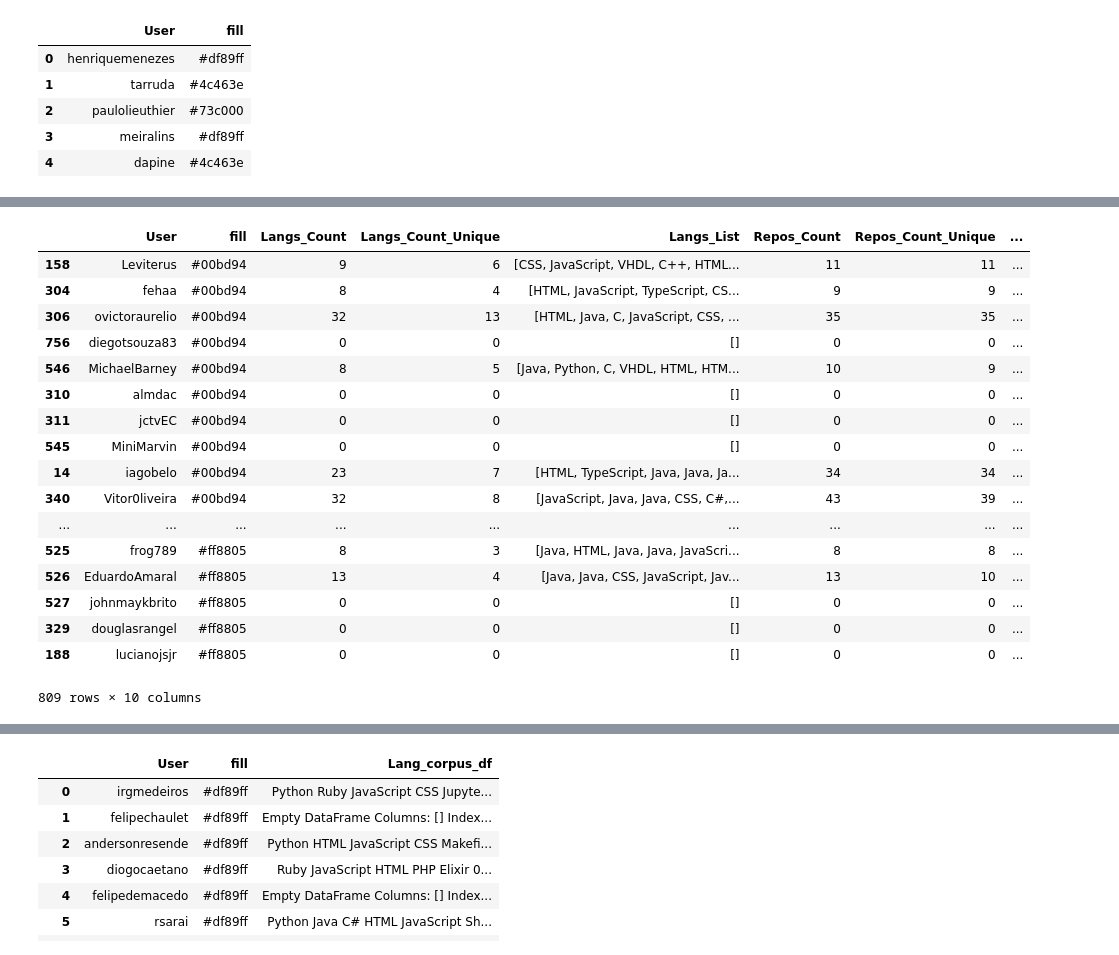
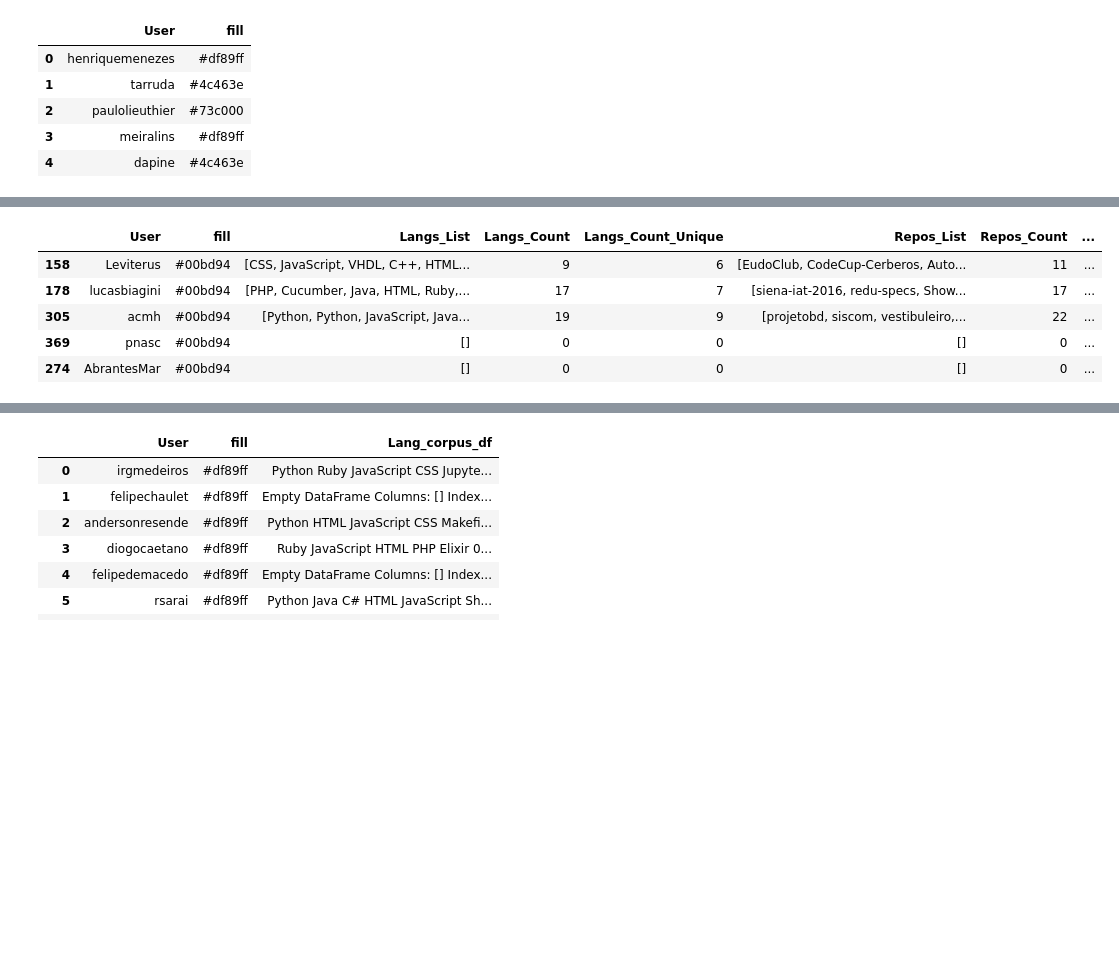
Before and after one commit to karlafalcao/githubnetvis, a Jupyter notebook: notebooks/github_langs_ranking.ipynb, the cells around one changed output, grey strips where cells are left out. Cells and saved outputs as stored; diff of their text form; code cells hidden in the pictures; blank space fills up the shorter version.

```diff
--- a/notebooks/github_langs_ranking.ipynb
+++ b/notebooks/github_langs_ranking.ipynb
@@ -271,6 +296,6 @@ print(repo_terms)
 # %%
 #  building dictionary based on languages dataset
-dictionary = Dictionary(languages)
-print("Number of unique words: %d" % len(dictionary))
-print(dictionary)
+langs_dictionary = Dictionary(languages)
+print("Number of unique words: %d" % len(langs_dictionary))
+print(langs_dictionary)
 # %% [output]
@@ -279,5 +304,8 @@ Dictionary(100 unique tokens: ['C', 'C++', 'CMake', 'CoffeeScript', 'HTML']...)
 # %%
 # Com o dicionario de tokens é possivel criar um dataframe com os valores do tf-idf de linguagens pra cada usuario
-lang_terms = dictionary.token2id
-print(lang_terms)
+lang_terms_dict = langs_dictionary.token2id
+
+lang_terms_pairs = [(k, v) for (k, v) in lang_terms_dict.items()]
+
+print(lang_terms_pairs[:20])
 # %% [output]
@@ -311,6 +341,5 @@ tfidf
 # %%
-
-lang_terms_list = list(lang_terms)
+lang_terms_list = list(lang_terms_dict)
 lang_terms_list[:10]
 # %% [output]
 ['C',
@@ -513,7 +554,7 @@ repos_langs.iloc[[tr[0] for tr in top_recs_soft[:10]]]
 # %% [markdown]
 ## Comunidades
 # %%
-communities = pd.read_csv('../data/communities.csv')
+communities = pd.read_csv('../data/recife/communities.csv')
 communities.head()
 # %% [output]
 |  | User | fill |
@@ -569,23 +586,11 @@ merged_data
 # %%
 merged_data.sort_values('fill', axis=0, ascending=True, inplace=True)
-merged_data
+merged_data.head()
 # %% [output]
-|  | User | fill | Langs_Count | Langs_Count_Unique | Langs_List | Repos_Count | Repos_Count_Unique | ... |
-| 158 | Leviterus | #00bd94 | 9 | 6 | [CSS, JavaScript, VHDL, C++, HTML... | 11 | 11 | ... |
-| 304 | fehaa | #00bd94 | 8 | 4 | [HTML, JavaScript, TypeScript, CS... | 9 | 9 | ... |
-| 306 | ovictoraurelio | #00bd94 | 32 | 13 | [HTML, Java, C, JavaScript, CSS, ... | 35 | 35 | ... |
-| 756 | diegotsouza83 | #00bd94 | 0 | 0 | [] | 0 | 0 | ... |
-| 546 | MichaelBarney | #00bd94 | 8 | 5 | [Java, Python, C, VHDL, HTML, HTM... | 10 | 9 | ... |
-| 310 | almdac | #00bd94 | 0 | 0 | [] | 0 | 0 | ... |
-| 311 | jctvEC | #00bd94 | 0 | 0 | [] | 0 | 0 | ... |
-| 545 | MiniMarvin | #00bd94 | 0 | 0 | [] | 0 | 0 | ... |
-| 14 | iagobelo | #00bd94 | 23 | 7 | [HTML, TypeScript, Java, Java, Ja... | 34 | 34 | ... |
-| 340 | Vitor0liveira | #00bd94 | 32 | 8 | [JavaScript, Java, Java, CSS, C#,... | 43 | 39 | ... |
-| ... | ... | ... | ... | ... | ... | ... | ... | ... |
-| 525 | frog789 | #ff8805 | 8 | 3 | [Java, HTML, Java, Java, JavaScri... | 8 | 8 | ... |
-| 526 | EduardoAmaral | #ff8805 | 13 | 4 | [Java, Java, CSS, JavaScript, Jav... | 13 | 10 | ... |
-| 527 | johnmaykbrito | #ff8805 | 0 | 0 | [] | 0 | 0 | ... |
-| 329 | douglasrangel | #ff8805 | 0 | 0 | [] | 0 | 0 | ... |
-| 188 | lucianojsjr | #ff8805 | 0 | 0 | [] | 0 | 0 | ... |
+|  | User | fill | Langs_List | Langs_Count | Langs_Count_Unique | Repos_List | Repos_Count | ... |
+| 158 | Leviterus | #00bd94 | [CSS, JavaScript, VHDL, C++, HTML... | 9 | 6 | [EudoClub, CodeCup-Cerberos, Auto... | 11 | ... |
+| 178 | lucasbiagini | #00bd94 | [PHP, Cucumber, Java, HTML, Ruby,... | 17 | 7 | [siena-iat-2016, redu-specs, Show... | 17 | ... |
+| 305 | acmh | #00bd94 | [Python, Python, JavaScript, Java... | 19 | 9 | [projetobd, siscom, vestibuleiro,... | 22 | ... |
+| 369 | pnasc | #00bd94 | [] | 0 | 0 | [] | 0 | ... |
+| 274 | AbrantesMar | #00bd94 | [] | 0 | 0 | [] | 0 | ... |
-809 rows × 10 columns
 # %%
```
Also changed, not shown: parts of 42 cells of this notebook, 6 other files.
